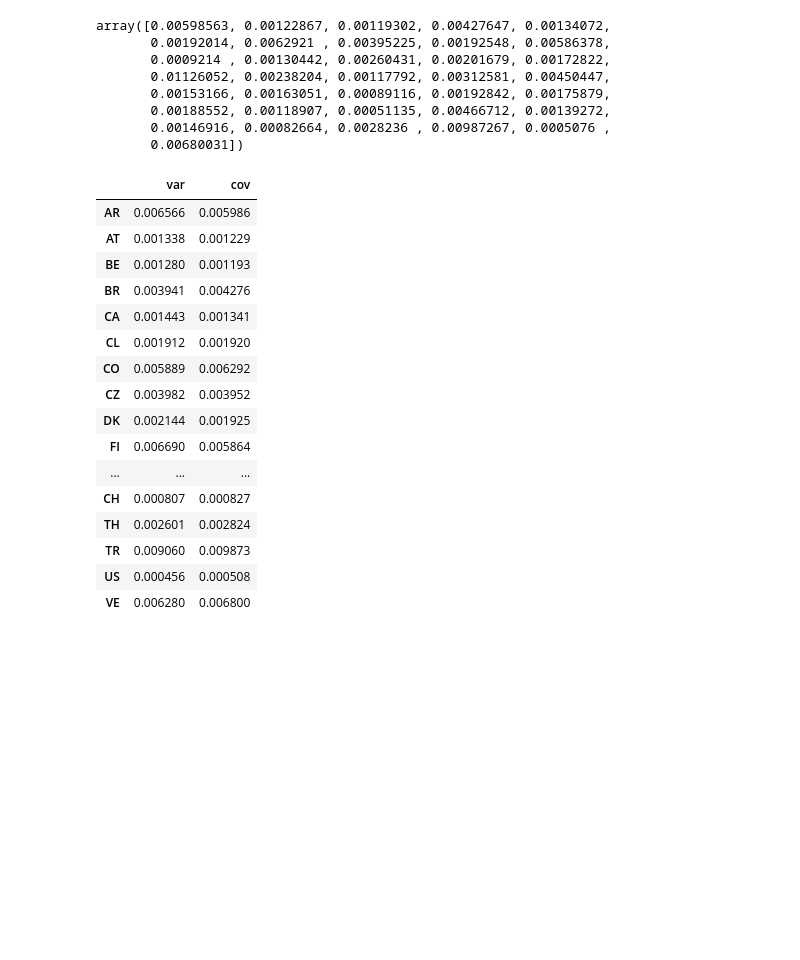
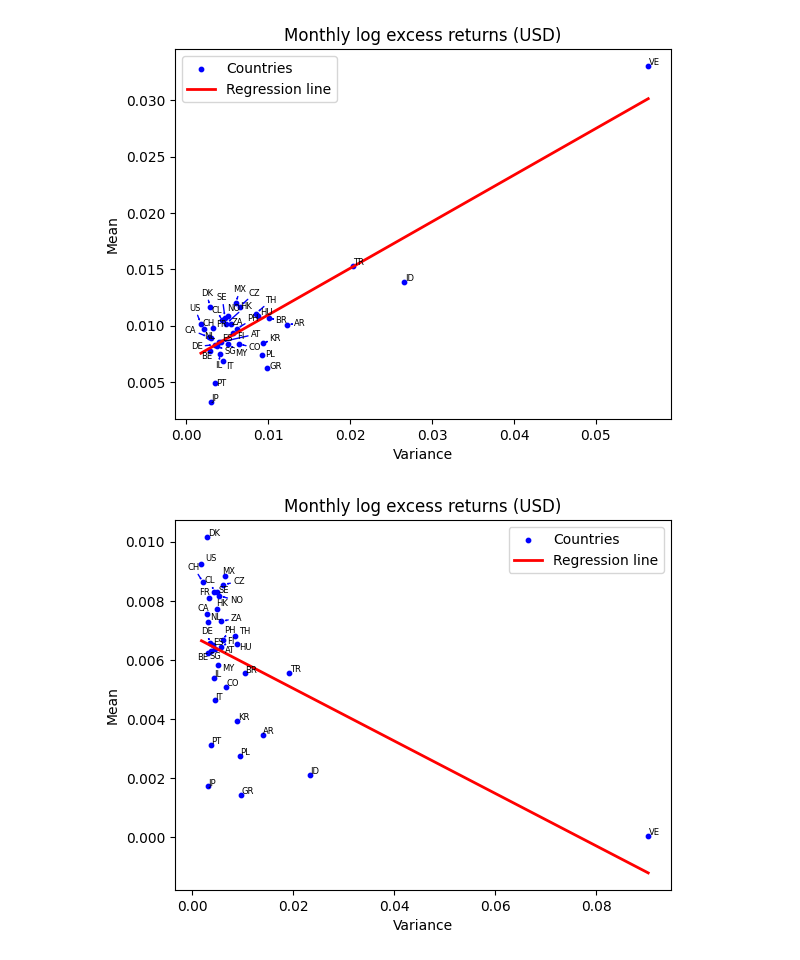
Before and after one commit to nilsvanrompaey/master-thesis-home-bias, a Jupyter notebook: src/experimenting.ipynb, the cells around one changed output. Drawn from its saved outputs; the diff is of its cells as text; code cells hidden in the pictures; blank space fills up the shorter version.

Commit message:
Fix figure1a and scatter_countries

```diff
--- a/src/experimenting.ipynb
+++ b/src/experimenting.ipynb
@@ -37,4 +26,0 @@ cpis_redis_weight = cpis_redis / cpis_redis_tot_per_country
-# %%
-first_2001_column = ds.columns[ds.columns.year == 2001].min()
-index_of_first_2001 = ds.columns.get_loc(first_2001_column)
-ds.loc["ID"].iloc[index_of_first_2001:index_of_first_2001+49] = list(DS.ID_MODIFICATIONS.values())
@@ -80,32 +26,0 @@ np.float64(0.0059856257422611)
-# %%
-np.diagonal(np.dot(weights_np,cov_2004.T))
-# %% [output]
-array([0.00598563, 0.00122867, 0.00119302, 0.00427647, 0.00134072,
-       0.00192014, 0.0062921 , 0.00395225, 0.00192548, 0.00586378,
-       0.0009214 , 0.00130442, 0.00260431, 0.00201679, 0.00172822,
-       0.01126052, 0.00238204, 0.00117792, 0.00312581, 0.00450447,
-       0.00153166, 0.00163051, 0.00089116, 0.00192842, 0.00175879,
-       0.00188552, 0.00118907, 0.00051135, 0.00466712, 0.00139272,
-       0.00146916, 0.00082664, 0.0028236 , 0.00987267, 0.0005076 ,
-       0.00680031])
-# %%
-var_cov_2004 = pd.DataFrame({"var":ds_2004_np.var(axis=1), "cov":np.diagonal(np.dot(weights_np,cov_2004.T))}, index=ds_2004.index)
-var_cov_2004
-# %% [output]
-|  | var | cov |
-| AR | 0.006566 | 0.005986 |
-| AT | 0.001338 | 0.001229 |
-| BE | 0.001280 | 0.001193 |
-| BR | 0.003941 | 0.004276 |
-| CA | 0.001443 | 0.001341 |
-| CL | 0.001912 | 0.001920 |
-| CO | 0.005889 | 0.006292 |
-| CZ | 0.003982 | 0.003952 |
-| DK | 0.002144 | 0.001925 |
-| FI | 0.006690 | 0.005864 |
-| ... | ... | ... |
-| CH | 0.000807 | 0.000827 |
-| TH | 0.002601 | 0.002824 |
-| TR | 0.009060 | 0.009873 |
-| US | 0.000456 | 0.000508 |
-| VE | 0.006280 | 0.006800 |
@@ -111,0 +70,41 @@ var_cov_2004
+# %%
+codes_to_drop = ["UK"]
+
+# Align the risk-free rate data with the returns data
+fed = fed.reindex(columns=ds.columns)
+fed = annual_to_monthly_return(fed)
+
+# Calculate returns and risk-free rate
+returns = ds.pct_change(axis=1, fill_method="ffill")
+risk_free_rate = fed.loc["FEDFUNDS"]
+
+# Simple excess returns
+excess_returns = returns.subtract(risk_free_rate, axis=1)
+mean_excess = excess_returns.mean(axis=1)
+var_excess = excess_returns.var(axis=1)
+
+# Log excess returns
+log_returns = np.log(1 + returns)
+log_risk_free = np.log(1 + risk_free_rate)
+log_excess_returns = log_returns.subtract(log_risk_free, axis=1)
+mean_log_excess = log_excess_returns.mean(axis=1)
+var_log_excess = log_excess_returns.var(axis=1)
+
+scatter_countries(x=var_excess,
+                  y=mean_excess,
+                  codes=DS.CODES,
+                  x_label="Variance",
+                  y_label="Mean",
+                  title="Monthly log excess returns (USD)",
+                  save=None,)
+
+scatter_countries(x=var_log_excess,
+                  y=mean_log_excess,
+                  codes=DS.CODES,
+                  x_label="Variance",
+                  y_label="Mean",
+                  title="Monthly log excess returns (USD)",
+                  save=None,)
+# %% [output]
+[figure, added]
+[figure, added]
```
Also changed, not shown: parts of 6 cells of this notebook, 9 other files.
